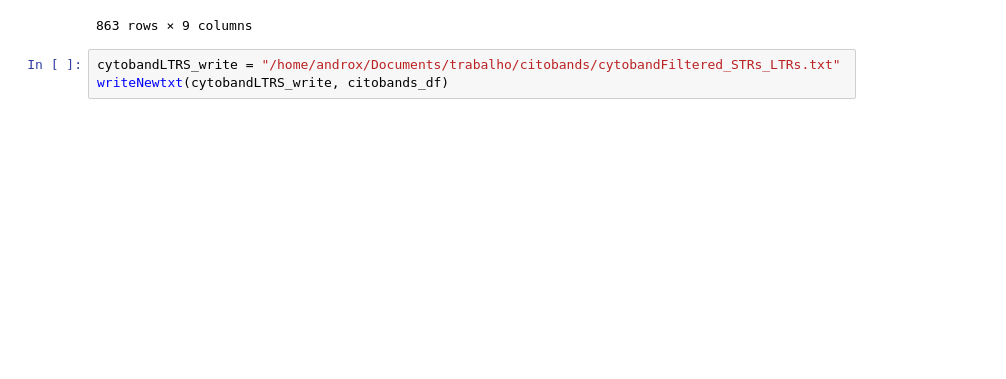
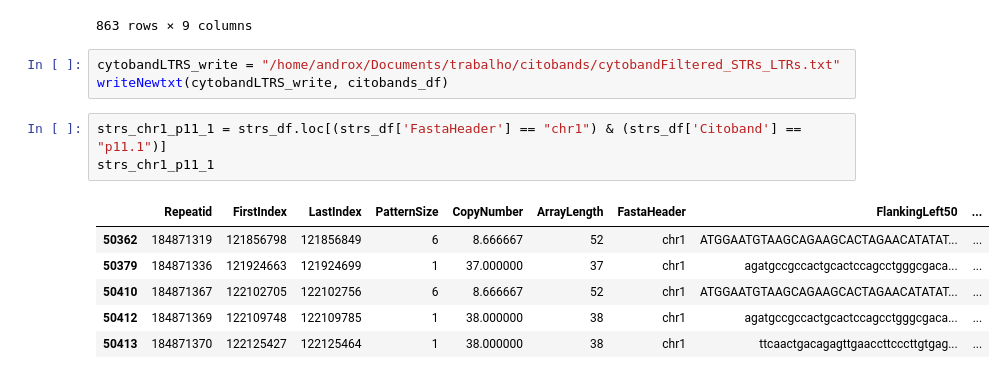
Before and after one commit to AndreSantos2000/A_map_of_privacy-sensitivity_in_human_genomes, a Jupyter notebook: jupyter_scripts/cytobands/cytobands_dataTreatment.ipynb, the cells around one changed output. Saved outputs shown, nothing was run; the diff lists cells and outputs as text; blank space fills up the shorter version.

```diff
--- a/jupyter_scripts/cytobands/cytobands_dataTreatment.ipynb
+++ b/jupyter_scripts/cytobands/cytobands_dataTreatment.ipynb
@@ -334,3 +349,13 @@ citobands_df
 # %%
 cytobandLTRS_write = "/home/androx/Documents/trabalho/citobands/cytobandFiltered_STRs_LTRs.txt"
 writeNewtxt(cytobandLTRS_write, citobands_df)
+# %%
+strs_chr1_p11_1 = strs_df.loc[(strs_df['FastaHeader'] == "chr1") & (strs_df['Citoband'] == "p11.1")]
+strs_chr1_p11_1
+# %% [output]
+|  | Repeatid | FirstIndex | LastIndex | PatternSize | CopyNumber | ArrayLength | FastaHeader | FlankingLeft50 | ... |
+| 50362 | 184871319 | 121856798 | 121856849 | 6 | 8.666667 | 52 | chr1 | ATGGAATGTAAGCAGAAGCACTAGAACATATAT... | ... |
+| 50379 | 184871336 | 121924663 | 121924699 | 1 | 37.000000 | 37 | chr1 | agatgccgccactgcactccagcctgggcgaca... | ... |
+| 50410 | 184871367 | 122102705 | 122102756 | 6 | 8.666667 | 52 | chr1 | ATGGAATGTAAGCAGAAGCACTAGAACATATAT... | ... |
+| 50412 | 184871369 | 122109748 | 122109785 | 1 | 38.000000 | 38 | chr1 | agatgccgccactgcactccagcctgggcgaca... | ... |
+| 50413 | 184871370 | 122125427 | 122125464 | 1 | 38.000000 | 38 | chr1 | ttcaactgacagagttgaaccttcccttgtgag... | ... |
```
Also changed, not shown: parts of 7 cells of this notebook, 7 other files.
